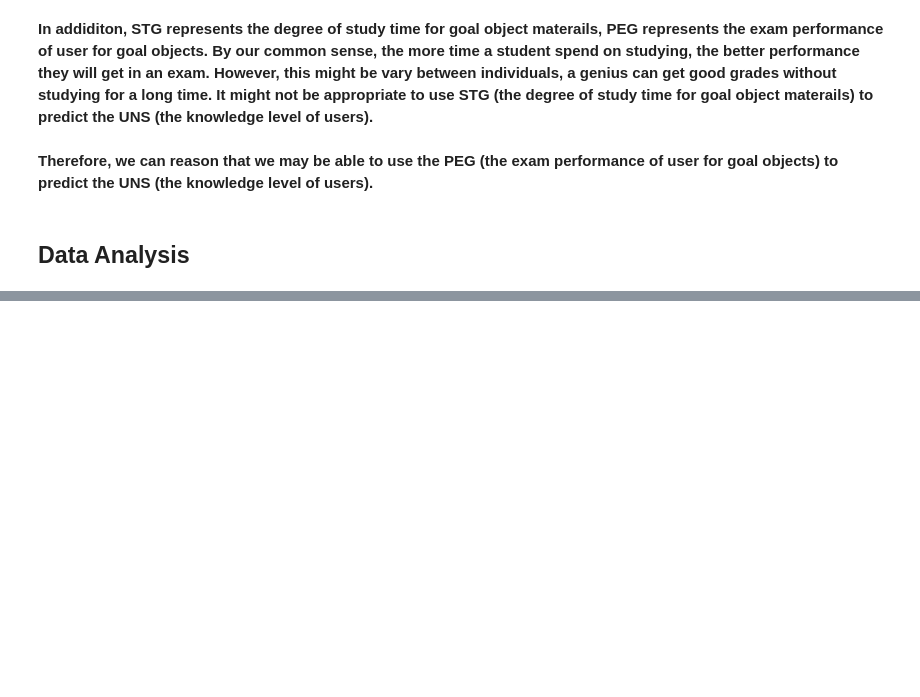
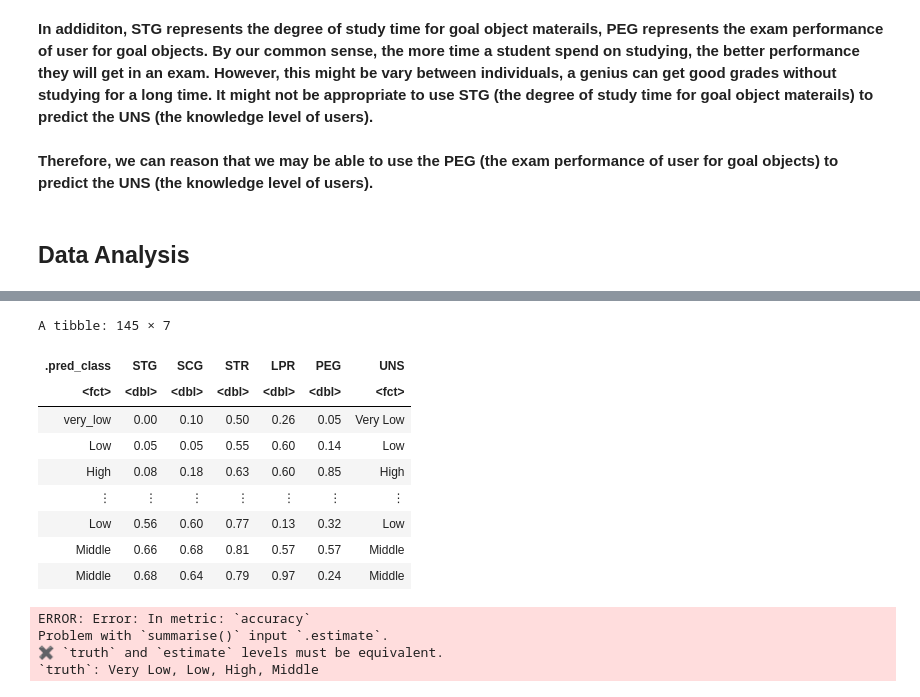
Before and after one commit to kzhang0113/group_8_ds_project, a Jupyter notebook: group_8_final_project.ipynb, the cells around one changed output, grey strips where cells are left out. Saved outputs shown, nothing was run; the diff lists cells and outputs as text; code cells hidden in the pictures; blank space fills up the shorter version.

```diff
--- a/group_8_final_project.ipynb
+++ b/group_8_final_project.ipynb
@@ -216,0 +256,39 @@ relationship_plot
+# %%
+## create the new knn classifier
+new_knn_spec <- nearest_neighbor(weight_func = "rectangular", neighbors = 5) %>%
+                set_engine("kknn") %>%
+                set_mode("classification")
+
+## create a new wokflow
+knn_fit <- workflow() %>%
+           add_recipe(data_recipe) %>%
+           add_model(new_knn_spec) %>%
+           fit(data = training_data)
+
+## predict the test data
+testing_data_predictions <- predict(knn_fit, test_data) %>%
+                            bind_cols(test_data)
+testing_data_predictions
+
+## check the accuracy
+test_prediction <- testing_data_predictions %>%
+                   metrics(truth = UNS, estimate = .pred_class)
+test_prediction
+## check the confusion matrix
+test_confusion <- test_prediction %>%
+                  conf_mat(truth = UNS, estimate = .pred_class)
+# %% [output]
+A tibble: 145 × 7
+| .pred_class | STG | SCG | STR | LPR | PEG | UNS |
+| <fct> | <dbl> | <dbl> | <dbl> | <dbl> | <dbl> | <fct> |
+| very_low | 0.00 | 0.10 | 0.50 | 0.26 | 0.05 | Very Low |
+| Low | 0.05 | 0.05 | 0.55 | 0.60 | 0.14 | Low |
+| High | 0.08 | 0.18 | 0.63 | 0.60 | 0.85 | High |
+| ⋮ | ⋮ | ⋮ | ⋮ | ⋮ | ⋮ | ⋮ |
+| Low | 0.56 | 0.60 | 0.77 | 0.13 | 0.32 | Low |
+| Middle | 0.66 | 0.68 | 0.81 | 0.57 | 0.57 | Middle |
+| Middle | 0.68 | 0.64 | 0.79 | 0.97 | 0.24 | Middle |
+ERROR: Error: In metric: `accuracy`
+Problem with `summarise()` input `.estimate`.
+✖ `truth` and `estimate` levels must be equivalent.
+`truth`: Very Low, Low, High, Middle
```
Also changed, not shown: parts of 1 cell of this notebook.
